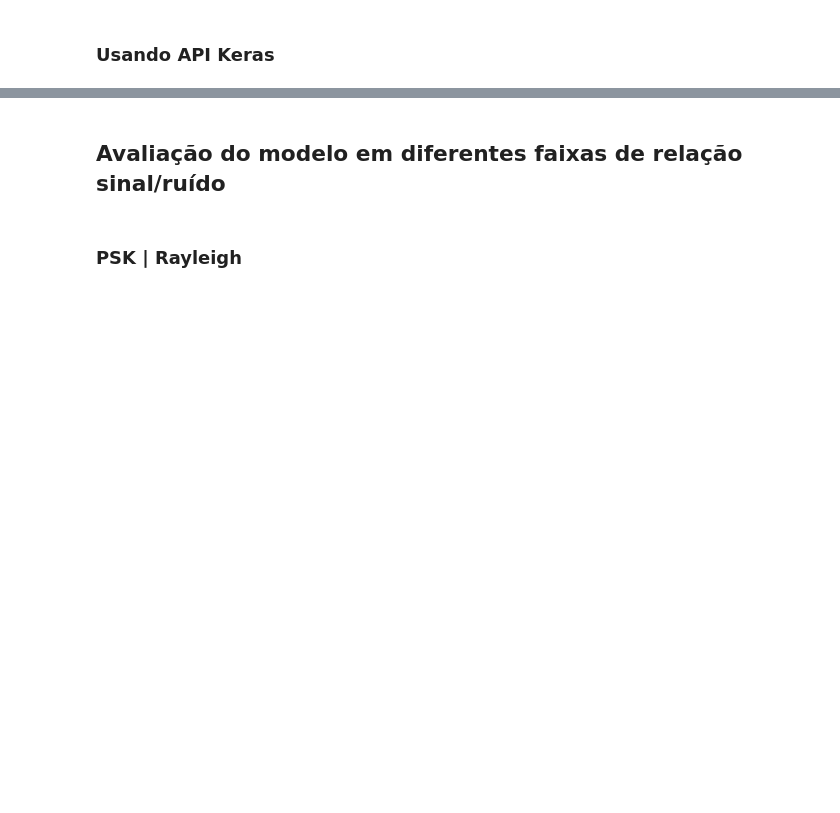
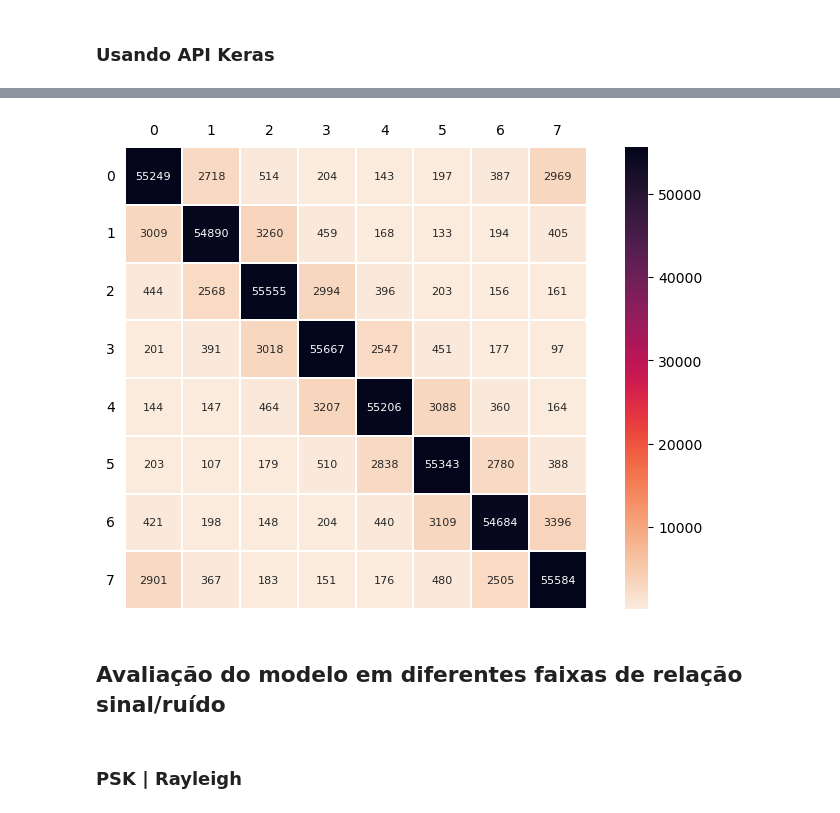
Before and after one commit to RKetson/Communication, a Jupyter notebook: Rede_SNRaleatorio.ipynb, the cells around one changed output, grey strips where cells are left out. Drawn from its saved outputs; the diff is of its cells as text; code cells hidden in the pictures; blank space fills up the shorter version.

```diff
--- a/Rede_SNRaleatorio.ipynb
+++ b/Rede_SNRaleatorio.ipynb
@@ -105,6 +105,6 @@ x_out.tofile('x_rand.dat')
 y_out.tofile('y_rand.dat')
 symbs.tofile('symb.dat')
 # %%
-x_out = np.fromfile('x_rand.dat', dtype=np.dtype())
-y_out = np.fromfile('y_rand.dat', dtype=np.dtype())
-symbs = np.fromfile('symb.dat', dtype=np.dtype())
+x_out = np.fromfile('x_rand.dat', dtype=np.dtype('float64')).reshape((-1,3))
+y_out = np.fromfile('y_rand.dat', dtype=np.dtype('float64'))
+symbs = np.fromfile('symb.dat', dtype=np.dtype('complex128')).reshape((1,-1))
@@ -171,7 +176,7 @@ x = tf.keras.layers.Dense(n_hidden3, activation="elu", kernel_initializer="gloro
 output = tf.keras.layers.Dense(n_outputs, kernel_initializer="glorot_normal")(x)
 #output = tf.keras.layers.BatchNormalization(momentum=0.99)(output)
 # %%
-model_PSK.append(tf.keras.Model(inputs=inputs, outputs=output))
+model_PSK = tf.keras.Model(inputs=inputs, outputs=output)
 
 model_PSK.compile(loss=tf.keras.losses.SparseCategoricalCrossentropy(from_logits=True),
              optimizer=tf.keras.optimizers.experimental.SGD(learning_rate=learning_rate, momentum=0.9, nesterov=True),
@@ -186,7 +209,9 @@ print(f"Taxa de erro simbólica de {(1 - tests_score[1]):.2%}\n")
 # %%
-plot_confusion_matrix(M, X_test, y_test, M, nn=True)
+plot_confusion_matrix(model_PSK, X_test, y_test, M, nn=True)
 #plot_decision_boundary(modelK, X_train, y_train, legend=True, nn=True)
 #plot_decision_boundary(modelK, X_train, y_train, legend=True, nn=True, plot_training=False)
+# %% [output]
+[figure, added]
 # %% [markdown]
 ## Avaliação do modelo em diferentes faixas de relação sinal/ruído
 # %% [markdown]
```
Also changed, not shown: parts of 13 cells of this notebook, 9 other files.
